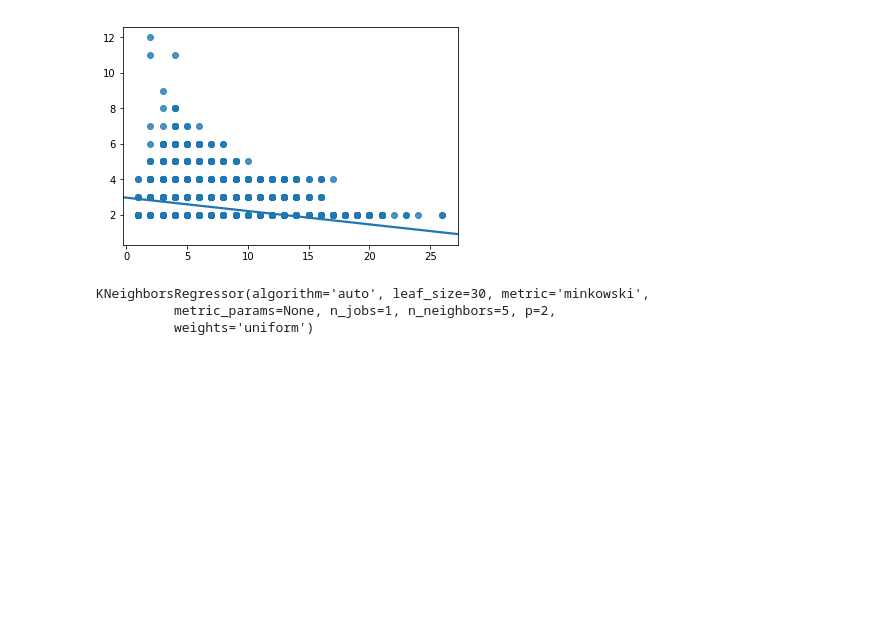
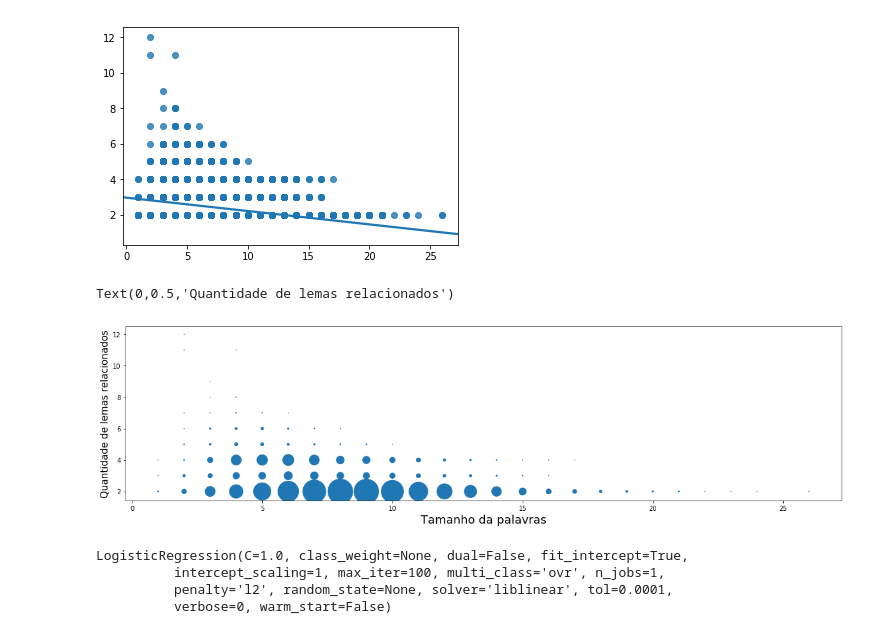
Before and after one commit to rogerior/jsl, a Jupyter notebook: jsl.ipynb, the cells around one changed output. Drawn from its saved outputs; the diff is of its cells as text; code cells hidden in the pictures; blank space fills up the shorter version.

```diff
--- a/jsl.ipynb
+++ b/jsl.ipynb
@@ -56,6 +35,21 @@ sb.regplot(x=np.array(x), y=np.array(y))
 # %% [output]
 <matplotlib.axes._subplots.AxesSubplot at 0x...>
 [figure]
+# %%
+df = pd.DataFrame()
+df['x'] = x
+df['y'] = y
+df['c'] = 1
+
+df = df.groupby(['x', 'y'])['c'].sum().reset_index()
+
+fig = plt.figure(figsize=(20,5))
+plt.scatter(df['x'], df['y'], s=df['c']/3)
+plt.xlabel("Tamanho da palavras", fontsize=18)
+plt.ylabel("Quantidade de lemas relacionados", fontsize=15)
+# %% [output]
+Text(0,0.5,'Quantidade de lemas relacionados')
+[figure, added]
 # %%
 x1 = np.asarray(x)
 x1 = x1.reshape(-1, 1)
@@ -70,8 +63,8 @@ knn = KNeighborsRegressor()
 # %%
-regr.fit(x_train, y_train)
-knn.fit(x_train, y_train)
+log.fit(x_train, y_train.ravel())
 # %% [output]
-KNeighborsRegressor(algorithm='auto', leaf_size=30, metric='minkowski',
-          metric_params=None, n_jobs=1, n_neighbors=5, p=2,
-          weights='uniform')
+LogisticRegression(C=1.0, class_weight=None, dual=False, fit_intercept=True,
+          intercept_scaling=1, max_iter=100, multi_class='ovr', n_jobs=1,
+          penalty='l2', random_state=None, solver='liblinear', tol=0.0001,
+          verbose=0, warm_start=False)
 # %%
```
Also changed, not shown: parts of 9 cells of this notebook.
